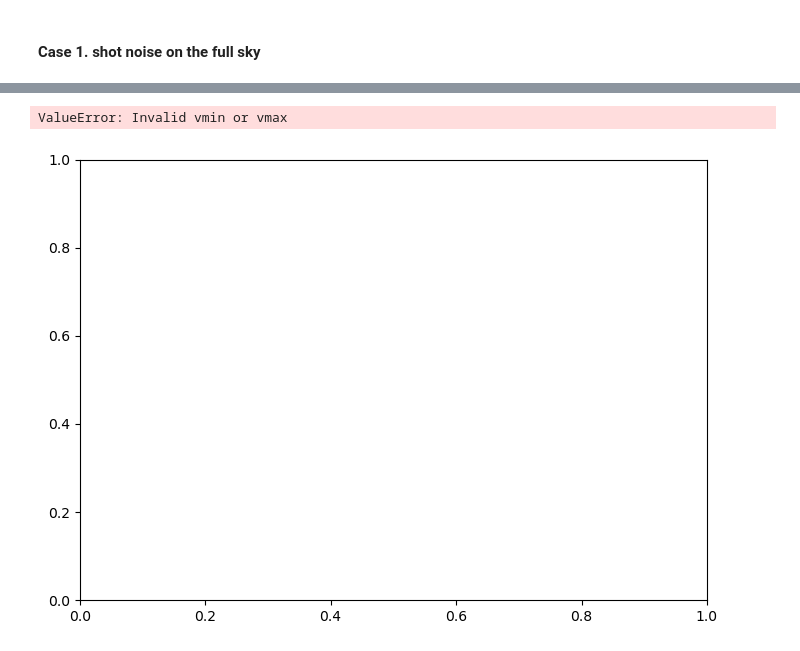
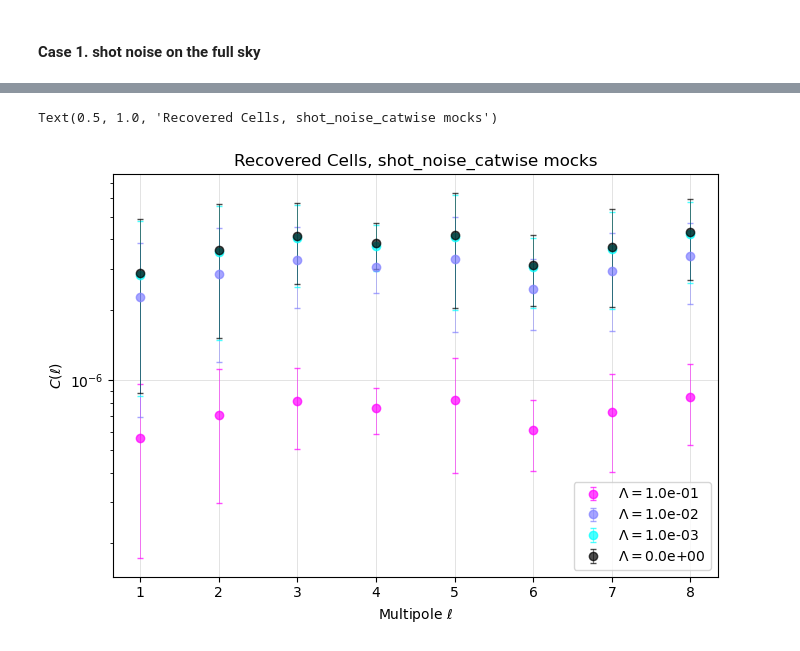
Before and after one commit to abbyw24/lss-dipoles, a Jupyter notebook: notebooks/2024-12-01_Cell_cases.ipynb, the cells around one changed output, grey strips where cells are left out. Saved outputs shown, nothing was run; the diff lists cells and outputs as text; code cells hidden in the pictures.

Commit message:
update notebooks: comparing mock cases to data Cell results

```diff
--- a/notebooks/2024-12-01_Cell_cases.ipynb
+++ b/notebooks/2024-12-01_Cell_cases.ipynb
@@ -34,28 +88,12 @@ def get_mock_fns(set_name, result_type, excess_mode, selfunc_mode, dipamp, base_
 # %% [markdown]
 #### Case 1. shot noise on the full sky
 # %%
-Lambdas = [0., 1e-6, 1e-3, 1e-2, 1e-1]
+Lambdas = [0., 1e-3, 1e-2, 1e-1]
 set_name = 'shot_noise_catwise'
+case_dict = dict(excess_mode='zeros', selfunc_mode='ones', dipamp=0., base_rate=72.42)
 
-Cells_res = []
-for i, Lambda in enumerate(Lambdas):
-    fns = get_mock_fns(set_name, f'Cells_Lambda-{Lambda:.1e}', 'zeros', 'ones', 0., 72.42)
+im_fn = show_mock_pngs(set_name, trials=[0], **case_dict)
 
-    Cells = []
-    for i, fn in enumerate(fns):
-        res = np.load(fn, allow_pickle=True).item()
-        Cells.append(res['Cells'][1:])
-    ells = res['ells'][1:]
-
-    mean_Cells = np.mean(np.array(Cells), axis=0)
-    std_Cells = np.std(np.array(Cells), axis=0)
-
-    res_dict = {
-        'ells' : ells,
-        'Cells' : Cells,
-        'mean_Cells' : mean_Cells,
-        'std_Cells' : std_Cells,
-        'Lambda' : Lambda
-    }
-    Cells_res.append(res_dict)
+Cells_res = gather_Cell_results(Lambdas, set_name, case_dict)
+dipole_res = gather_dipole_results(set_name, case_dict)
 # %% [output]
@@ -67,20 +101,23 @@ found 12 files for this mock case: /scratch/aew492/lss-dipoles_results/results/r
+# %%
+# ** we'll use this colormap for the rest of the notebook
+norm = mpl.colors.LogNorm(vmin=min(Lambdas[1:]), vmax=max(Lambdas))
+smap = mpl.cm.ScalarMappable(norm=norm, cmap='cool')
 # %%
 fig, ax = plt.subplots(figsize=(7,5), tight_layout=True)
-norm = mpl.colors.LogNorm(vmin=min(Lambdas), vmax=max(Lambdas))
-smap = mpl.cm.ScalarMappable(norm=norm, cmap='cool')
 
-kwargs = dict(marker='s', ls='None', capsize=2, lw=0.5, alpha=0.7)
-for res_dict in Cells_res:
+kwargs = dict(marker='o', ls='None', capsize=2, lw=0.5, alpha=0.7)
+for res_dict in Cells_res[::-1]:
     Lambda = res_dict['Lambda']
-    ax.errorbar(ells, res_dict['mean_Cells'], yerr=res_dict['std_Cells'], c=smap.to_rgba(Lambda),
+    c = smap.to_rgba(Lambda) if Lambda != 0. else 'k'
+    ax.errorbar(res_dict['ells'], res_dict['mean_Cells'], yerr=res_dict['std_Cells'], c=c,
                 label='$\Lambda=$'f'{Lambda:.1e}', **kwargs)
 
 ax.semilogy()
 ax.grid(alpha=0.5, lw=0.5)
 ax.set_xlabel(r'Multipole $\ell$')
 ax.set_ylabel('$C(\ell)$')
 ax.legend()
-ax.set_title(f'Recovered Cells, {set_name}')
+ax.set_title(f'Recovered Cells, {set_name} mocks')
 # %% [output]
-ValueError: Invalid vmin or vmax
+Text(0.5, 1.0, 'Recovered Cells, shot_noise_catwise mocks')
-[figure, old version]
+[figure, new version]
```
Also changed, not shown: parts of 50 cells of this notebook.
